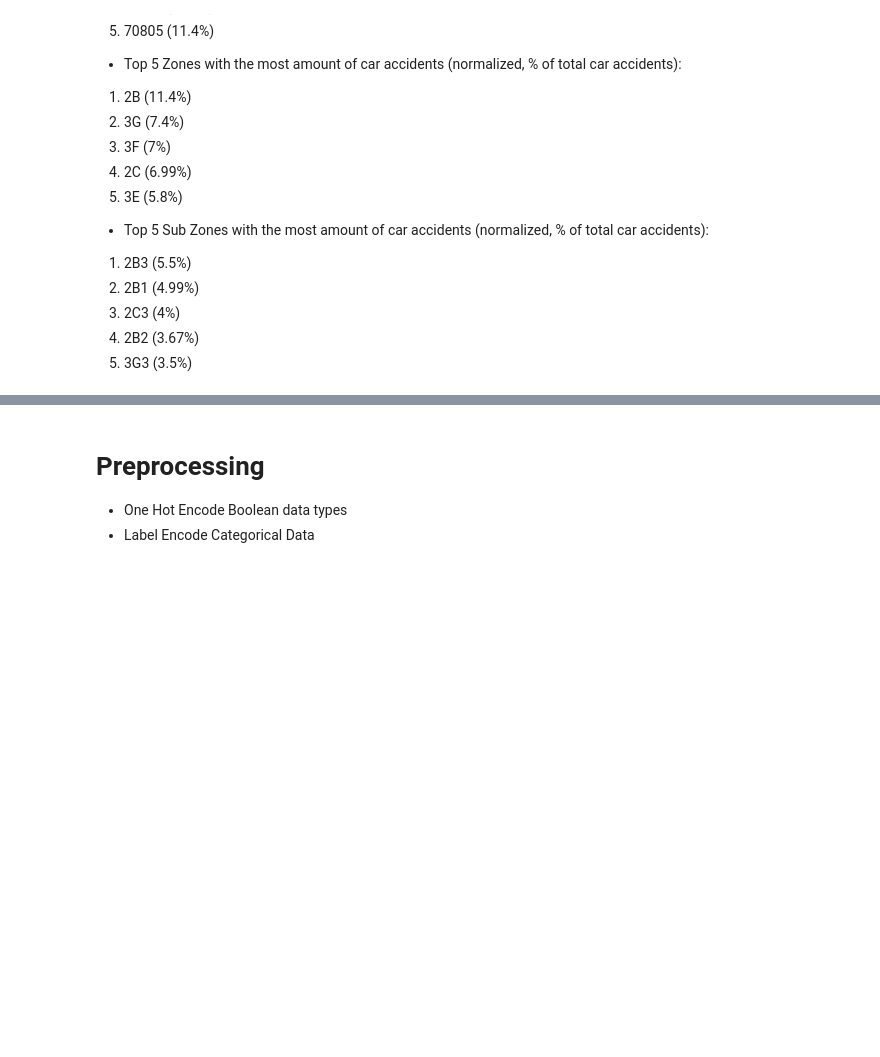
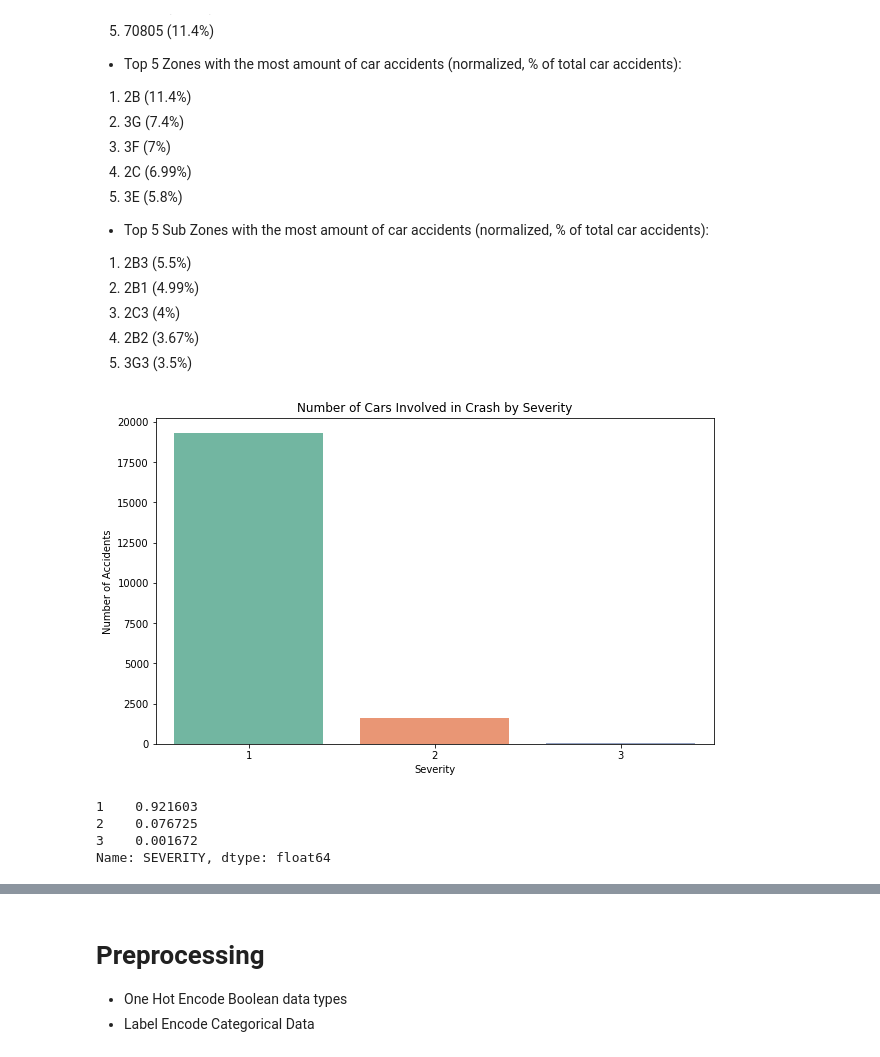
Before and after one commit to AuFeld/baton_rouge_traffic_incidents, a Jupyter notebook: exploratory_data_analysis.ipynb, the cells around one changed output, grey strips where cells are left out. Drawn from its saved outputs; the diff is of its cells as text; code cells hidden in the pictures; blank space fills up the shorter version.

```diff
--- a/exploratory_data_analysis.ipynb
+++ b/exploratory_data_analysis.ipynb
@@ -399,3 +401,26 @@ Name: SUBZONE, dtype: float64
 3. 2C3 (4%)
 4. 2B2 (3.67%)
 5. 3G3 (3.5%)
+# %%
+# SEVERITY
+
+df['SEVERITY'] = np.where((df['FATALITY'] == False) & (df['INJURY'] == False), 1,
+                    np.where((df['FATALITY'] == False) & (df['INJURY'] == True), 2, 3))
+
+# plot car accidents by severity
+
+plt.figure(figsize=(10, 6))
+sns.countplot(x='SEVERITY', data=df, palette='Set2')
+plt.title('Number of Cars Involved in Crash by Severity')
+plt.xlabel('Severity')
+plt.ylabel('Number of Accidents')
+plt.show()
+# %% [output]
+[figure, added]
+# %%
+df['SEVERITY'].value_counts(normalize=True)
+# %% [output]
+1    0.921603
+2    0.076725
+3    0.001672
+Name: SEVERITY, dtype: float64
```
Also changed, not shown: parts of 30 cells of this notebook.
